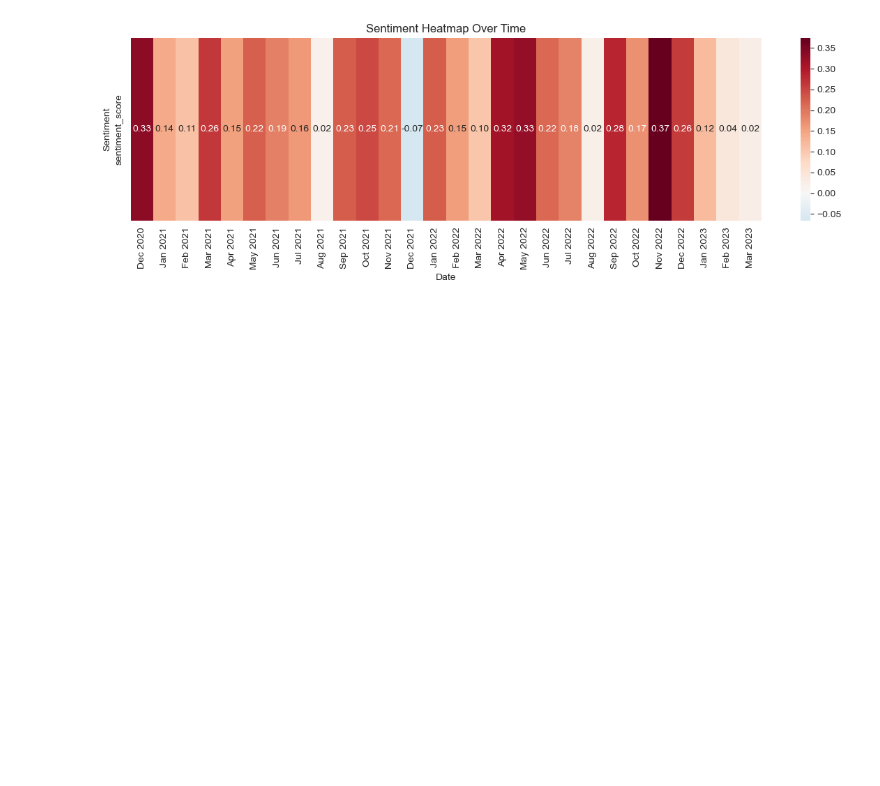
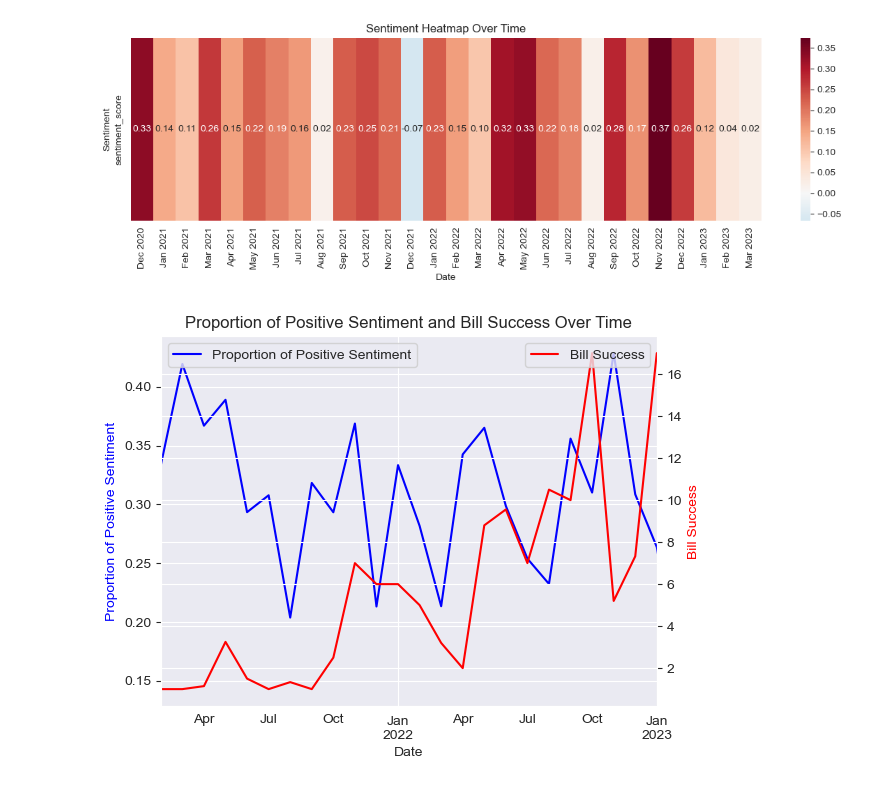
Before and after one commit to bessex/climate-policy, a Jupyter notebook: notebooks/sentiment_vs_bias.ipynb, the cells around one changed output. Cells and saved outputs as stored; diff of their text form; code cells hidden in the pictures; blank space fills up the shorter version.

Commit message:
Add more analysis of sentiment vs. bias and bill success.

```diff
--- a/notebooks/sentiment_vs_bias.ipynb
+++ b/notebooks/sentiment_vs_bias.ipynb
@@ -377,3 +377,50 @@ plt.tight_layout()
 plt.show()
 # %% [output]
 [figure]
+# %%
+# Convert the bill_data dictionary to a DataFrame
+bill_df = pd.DataFrame(bill_data.values())
+
+# Convert the 'last_action_timestamp' column to a datetime object
+bill_df['last_action_date'] = pd.to_datetime(bill_df['last_action_timestamp'], unit='s')
+
+# Set 'last_action_date' as the DataFrame's index
+bill_df.set_index('last_action_date', inplace=True)
+
+# Resample the bill data by month (or any other frequency of your choice) and calculate the mean bill success
+bill_success_resampled = bill_df.resample('M')['last_action_ordinal'].mean()
+
+# Merge sentiment_df with date information from bias_df
+merged_sentiment_df = pd.merge(sentiment_df, bias_df[['id', 'date']], on='id', how='inner')
+
+# Set 'date' as the DataFrame's index
+merged_sentiment_df.set_index('date', inplace=True)
+
+# Resample the data by month and calculate the proportion of sentiment that is positive
+sentiment_counts = merged_sentiment_df.resample('M')['sentiment'].value_counts().unstack().fillna(0)
+positive_proportion = sentiment_counts['positive'] / sentiment_counts.sum(axis=1)
+
+# Create the dual-axis plot
+fig, ax1 = plt.subplots()
+ax2 = ax1.twinx()
+
+# Plot the proportion of positive sentiment on the left y-axis
+positive_proportion.plot(kind='line', color='blue', ax=ax1, label='Proportion of Positive Sentiment')
+
+# Plot the bill success on the right y-axis
+bill_success_resampled.plot(kind='line', color='red', ax=ax2, label='Bill Success')
+
+# Add labels, legend, and title
+ax1.set_xlabel('Date')
+ax1.set_ylabel('Proportion of Positive Sentiment', color='blue')
+ax2.set_ylabel('Bill Success', color='red')
+ax1.set_title('Proportion of Positive Sentiment and Bill Success Over Time')
+
+# Add legends for both y-axes
+ax1.legend(loc='upper left')
+ax2.legend(loc='upper right')
+
+# Show the plot
+plt.show()
+# %% [output]
+[figure, added]
```
Also changed, not shown: parts of 19 cells of this notebook, 2 other files.
